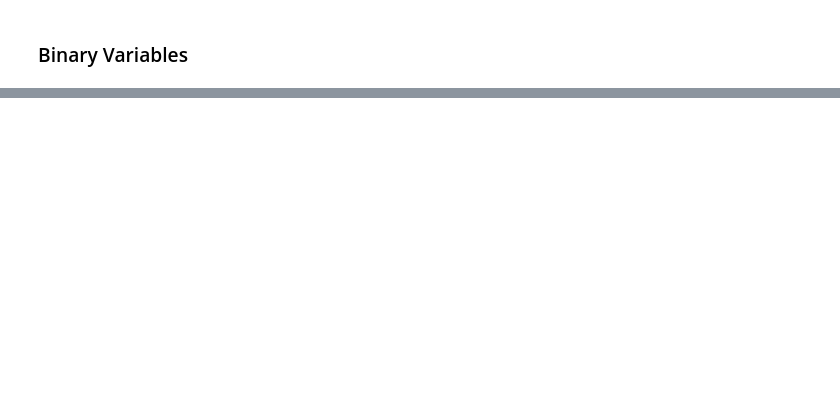
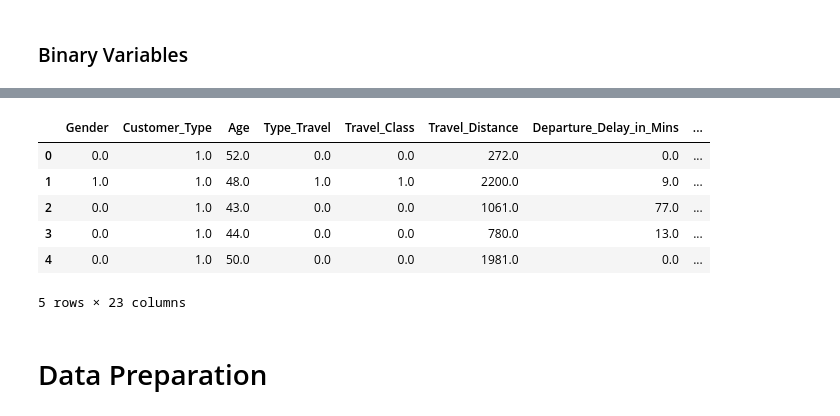
Before and after one commit to johnxbullock/shinkansen-traval-hackathon, a Jupyter notebook: EDA_j.ipynb, the cells around one changed output, grey strips where cells are left out. Saved outputs shown, nothing was run; the diff lists cells and outputs as text; code cells hidden in the pictures; blank space fills up the shorter version.

```diff
--- a/EDA_j.ipynb
+++ b/EDA_j.ipynb
@@ -458,0 +761,29 @@ Bivariate EDA for Seat_Class:
+# %%
+# function to cast values back to integers for categorical types
+def to_int(x: float):
+    if x < 1.5:
+        return 1
+    elif x < 2.5:
+        return 2
+    elif x < 3.5:
+        return 3
+    elif x < 4.5:
+        return 4
+    elif x < 5.5:
+        return  5
+    elif x < 6.5:
+        return 6
+# %%
+for col in categorical_vars:
+    df_train[col] = df_train[col].apply(to_int)
+    df_assessment[col] = df_assessment[col].apply(to_int)
+# %%
+df_train.head()
+# %% [output]
+|  | Gender | Customer_Type | Age | Type_Travel | Travel_Class | Travel_Distance | Departure_Delay_in_Mins | ... |
+| 0 | 0.0 | 1.0 | 52.0 | 0.0 | 0.0 | 272.0 | 0.0 | ... |
+| 1 | 1.0 | 1.0 | 48.0 | 1.0 | 1.0 | 2200.0 | 9.0 | ... |
+| 2 | 0.0 | 1.0 | 43.0 | 0.0 | 0.0 | 1061.0 | 77.0 | ... |
+| 3 | 0.0 | 1.0 | 44.0 | 0.0 | 0.0 | 780.0 | 13.0 | ... |
+| 4 | 0.0 | 1.0 | 50.0 | 0.0 | 0.0 | 1981.0 | 0.0 | ... |
+5 rows × 23 columns
@@ -458,0 +809,2 @@ Bivariate EDA for Seat_Class:
+# %% [markdown]
+# Data Preparation
```
Also changed, not shown: parts of 45 cells of this notebook, 5 other files.
